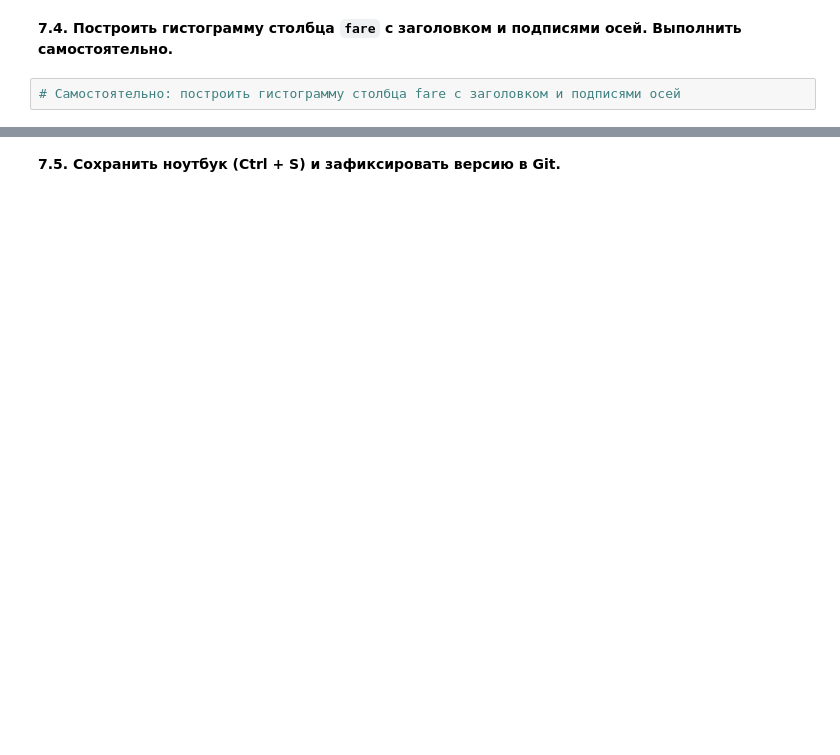
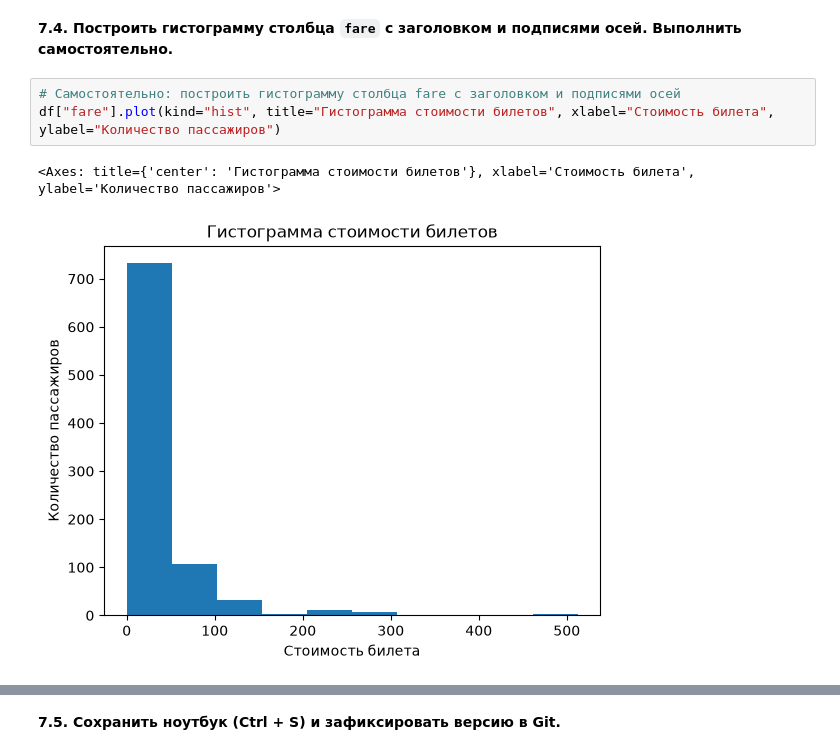
Before and after one commit to yarovoy762dmij/ai_intro, a Jupyter notebook: lab1/PR1_ноутбук.ipynb, the cells around one changed output, grey strips where cells are left out. Drawn from its saved outputs; the diff is of its cells as text; blank space fills up the shorter version.

```diff
--- a/lab1/PR1_ноутбук.ipynb
+++ b/lab1/PR1_ноутбук.ipynb
@@ -647,5 +840,9 @@ print()
 **7.4. Построить гистограмму столбца `fare` с заголовком и подписями осей. Выполнить самостоятельно.**
 # %%
 # Самостоятельно: построить гистограмму столбца fare с заголовком и подписями осей
+df["fare"].plot(kind="hist", title="Гистограмма стоимости билетов", xlabel="Стоимость билета", ylabel="Количество пассажиров")
+# %% [output]
+<Axes: title={'center': 'Гистограмма стоимости билетов'}, xlabel='Стоимость билета', ylabel='Количество пассажиров'>
+[figure, added]
 # %% [markdown]
 **Описание работы.** Написать 3–4 предложения собственными словами: какие библиотеки подключены, что делает каждая ячейка, что изображено на графике (оси и единицы измерения).
```
Also changed, not shown: parts of 34 cells of this notebook, 1 other file.
